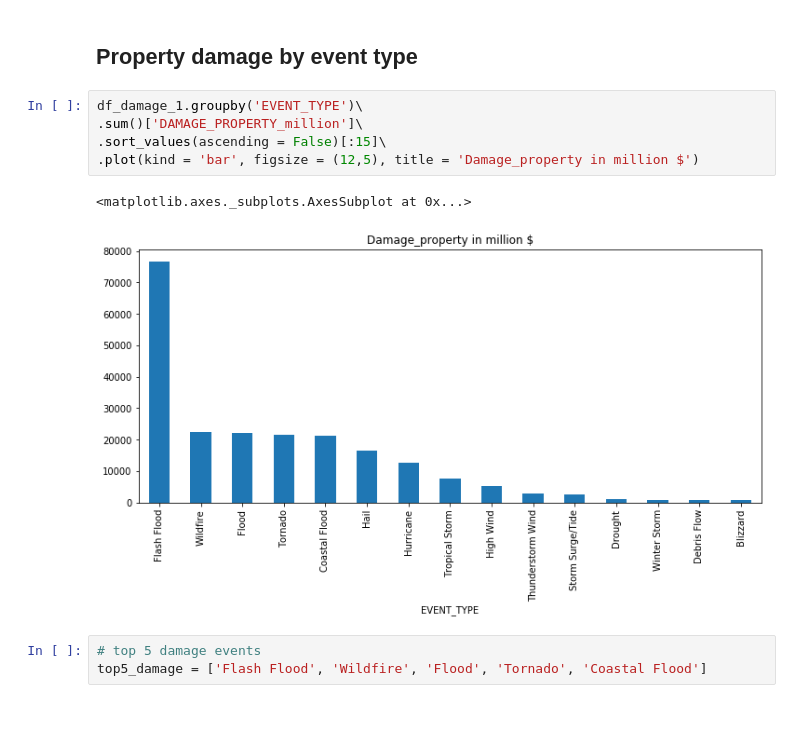
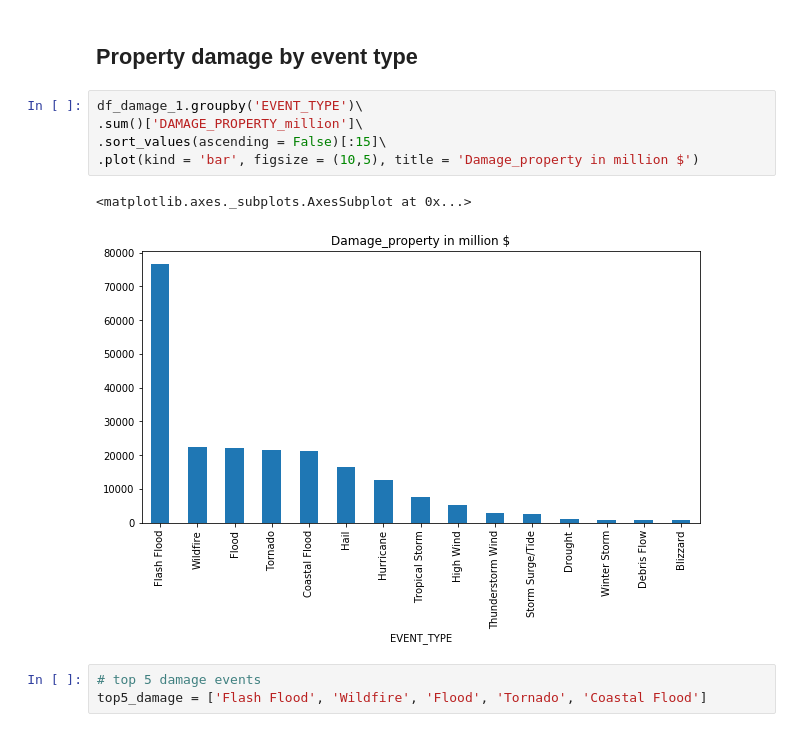
Before and after one commit to alwz1/storm-events, a Jupyter notebook: storm_events.ipynb, the cells around one changed output. Saved outputs shown, nothing was run; the diff lists cells and outputs as text.

```diff
--- a/storm_events.ipynb
+++ b/storm_events.ipynb
@@ -290,11 +295,11 @@ df_damage_1['DAMAGE_PROPERTY_million'] = df_damage_1['DAMAGE_PROPERTY']\
 # %%
 df_damage_1.groupby('EVENT_TYPE')\
 .sum()['DAMAGE_PROPERTY_million']\
 .sort_values(ascending = False)[:15]\
-.plot(kind = 'bar', figsize = (12,5), title = 'Damage_property in million $')
+.plot(kind = 'bar', figsize = (10,5), title = 'Damage_property in million $')
 # %% [output]
 <matplotlib.axes._subplots.AxesSubplot at 0x...>
-[figure, old version]
+[figure, new version]
 # %%
 # top 5 damage events
 top5_damage = ['Flash Flood', 'Wildfire', 'Flood', 'Tornado', 'Coastal Flood']
```
Also changed, not shown: parts of 6 cells of this notebook.
